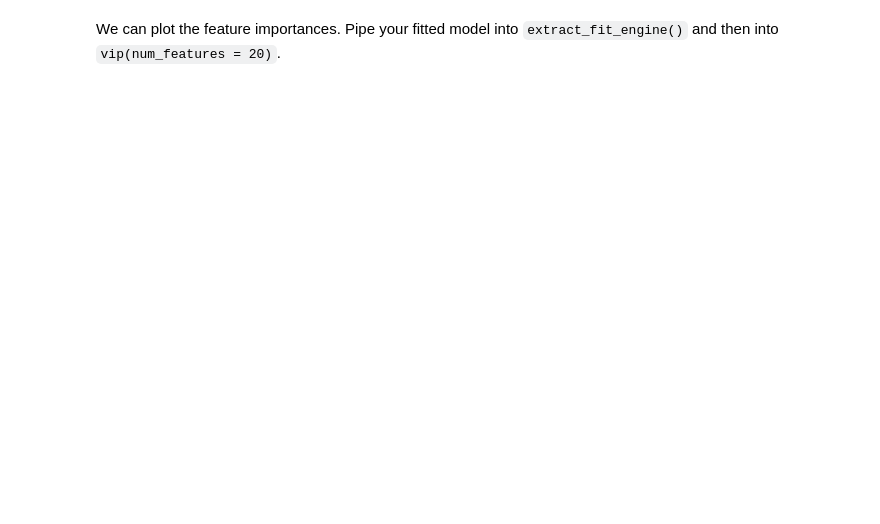
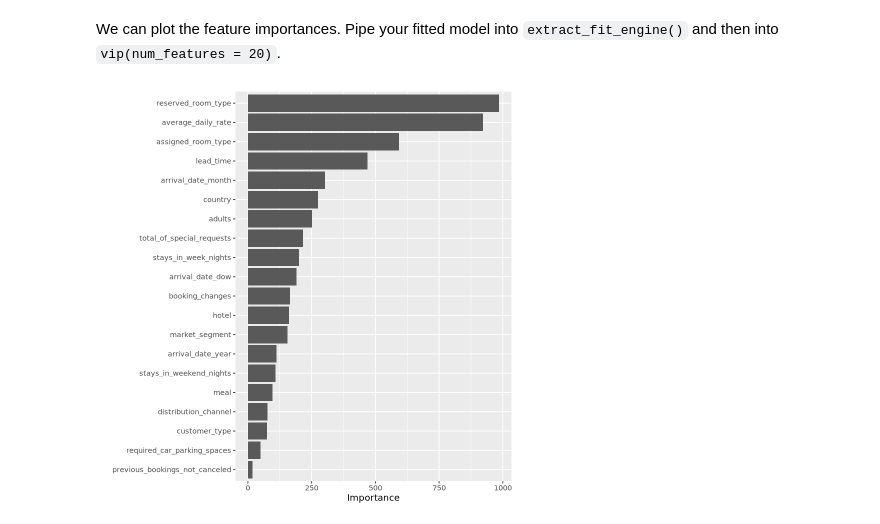
Before and after one commit to emmagatewood/codespace, a Jupyter notebook: exercises/15-hotel-bookings-exercise.ipynb, the cells around one changed output. Cells and saved outputs as stored; diff of their text form; code cells hidden in the pictures; blank space fills up the shorter version.

```diff
--- a/exercises/15-hotel-bookings-exercise.ipynb
+++ b/exercises/15-hotel-bookings-exercise.ipynb
@@ -93,5 +91,11 @@ Now create a `random_forest` model and fit it to the transformed `hotels` data.
 1. the `mode` should be "classification", and,
 2. add `importance = "impurity"` to `set_engine` so we can calculate feature importances with the model.
 # %%
-mod = rand_forest() |>
-set_mode('classification')
+set.seed(512)
+
+fit_rf <- rand_forest(trees = 200) |>
+set_mode('classification') |>
+set_engine('ranger', importance = "impurity") |>
+fit(children ~ . , data = juice(rec))
+
+fit_rf
@@ -100,2 +119,10 @@ mod_fit <- fit(mod, children ~ . , data = juice(rec))
 # %% [markdown]
 We can plot the feature importances. Pipe your fitted model into `extract_fit_engine()` and then into `vip(num_features = 20)`.
+# %%
+library('vip')
+
+fit_rf |>
+  extract_fit_engine() |>
+  vip(num_features = 20)
+# %% [output]
+[figure, added]
```
Also changed, not shown: parts of 3 cells of this notebook.
